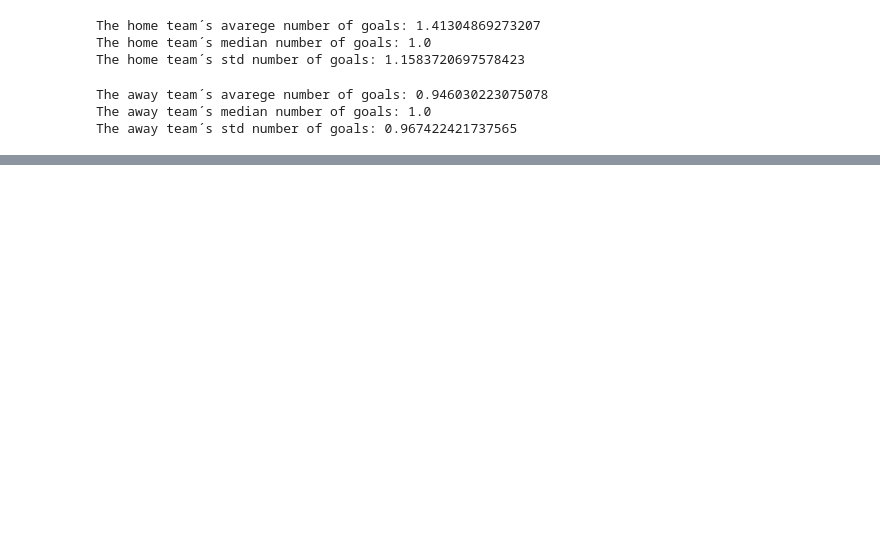
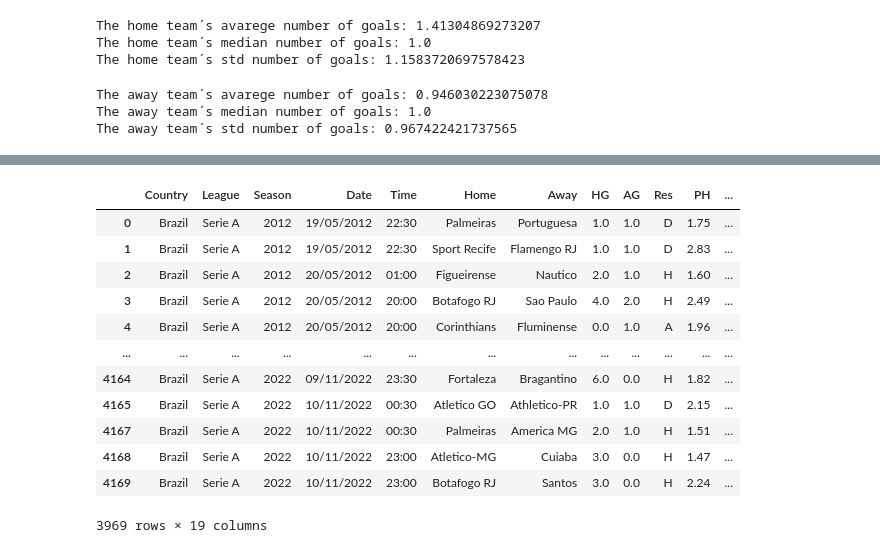
Before and after one commit to pablitohaddad/brazilian-football-data, a Jupyter notebook: Data Analysis whit Brazilian Football datas.ipynb, the cells around one changed output, grey strips where cells are left out. Drawn from its saved outputs; the diff is of its cells as text; code cells hidden in the pictures; blank space fills up the shorter version.

```diff
--- a/Data Analysis whit Brazilian Football datas.ipynb
+++ b/Data Analysis whit Brazilian Football datas.ipynb
@@ -89,0 +138,27 @@ plt.show()
+# %%
+# Remove Outliers AvgH
+valor = data['AvgH']
+Q1 = valor.quantile(.25)
+Q3 = valor.quantile(.75)
+IIQ = Q3 - Q1
+limite_inferior = Q1 - 1.5 * IIQ
+limite_superior = Q3 + 1.5 * IIQ
+
+selecao = (valor >= limite_inferior) & (valor <= limite_superior)
+data_outlier_avgh= data[selecao]
+
+data_outlier_avgh.boxplot(['AvgH'])
+# %% [output]
+|  | Country | League | Season | Date | Time | Home | Away | HG | AG | Res | PH | ... |
+| 0 | Brazil | Serie A | 2012 | 19/05/2012 | 22:30 | Palmeiras | Portuguesa | 1.0 | 1.0 | D | 1.75 | ... |
+| 1 | Brazil | Serie A | 2012 | 19/05/2012 | 22:30 | Sport Recife | Flamengo RJ | 1.0 | 1.0 | D | 2.83 | ... |
+| 2 | Brazil | Serie A | 2012 | 20/05/2012 | 01:00 | Figueirense | Nautico | 2.0 | 1.0 | H | 1.60 | ... |
+| 3 | Brazil | Serie A | 2012 | 20/05/2012 | 20:00 | Botafogo RJ | Sao Paulo | 4.0 | 2.0 | H | 2.49 | ... |
+| 4 | Brazil | Serie A | 2012 | 20/05/2012 | 20:00 | Corinthians | Fluminense | 0.0 | 1.0 | A | 1.96 | ... |
+| ... | ... | ... | ... | ... | ... | ... | ... | ... | ... | ... | ... | ... |
+| 4164 | Brazil | Serie A | 2022 | 09/11/2022 | 23:30 | Fortaleza | Bragantino | 6.0 | 0.0 | H | 1.82 | ... |
+| 4165 | Brazil | Serie A | 2022 | 10/11/2022 | 00:30 | Atletico GO | Athletico-PR | 1.0 | 1.0 | D | 2.15 | ... |
+| 4167 | Brazil | Serie A | 2022 | 10/11/2022 | 00:30 | Palmeiras | America MG | 2.0 | 1.0 | H | 1.51 | ... |
+| 4168 | Brazil | Serie A | 2022 | 10/11/2022 | 23:00 | Atletico-MG | Cuiaba | 3.0 | 0.0 | H | 1.47 | ... |
+| 4169 | Brazil | Serie A | 2022 | 10/11/2022 | 23:00 | Botafogo RJ | Santos | 3.0 | 0.0 | H | 2.24 | ... |
+3969 rows × 19 columns
```
Also changed, not shown: parts of 12 cells of this notebook.
